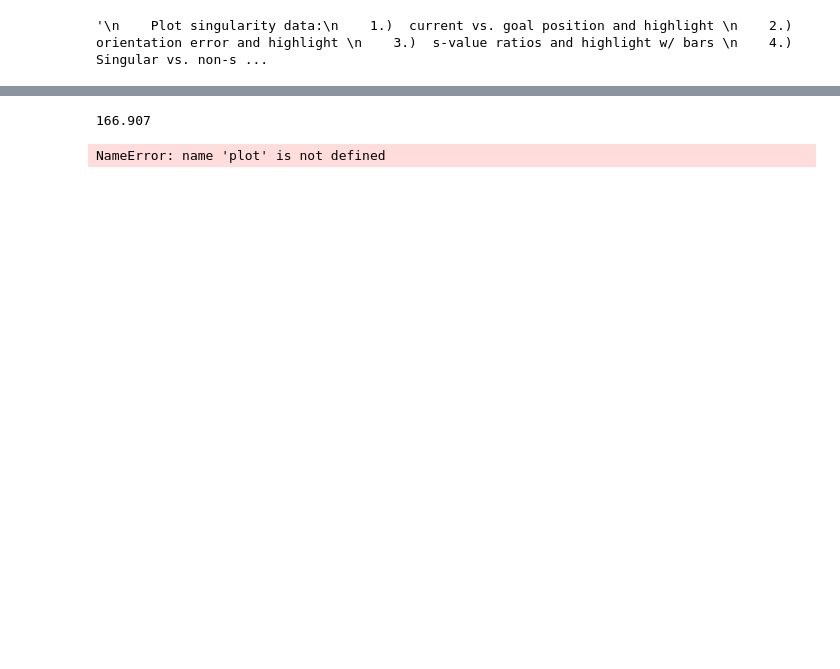
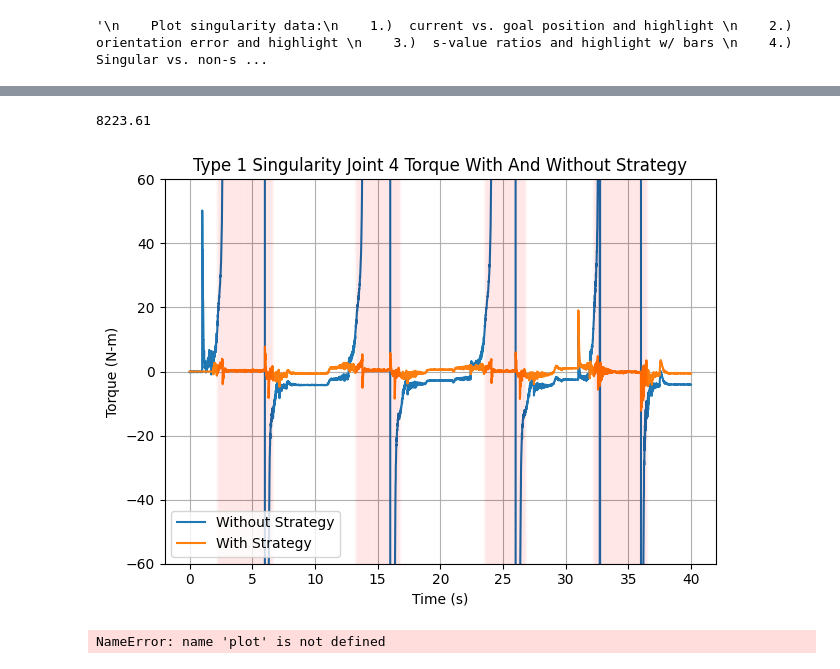
Before and after one commit to manips-sai-org/sai-primitives, a Jupyter notebook: examples/18-panda_singularity/plot_data.ipynb, the cells around one changed output, grey strips where cells are left out. Drawn from its saved outputs; the diff is of its cells as text; code cells hidden in the pictures; blank space fills up the shorter version.

```diff
--- a/examples/18-panda_singularity/plot_data.ipynb
+++ b/examples/18-panda_singularity/plot_data.ipynb
@@ -36,9 +36,9 @@ YLABELS = ["X (m)", "Y (m)", "Z (m)"]
 ORI_YLABELS = ["X (rad)", "Y (rad)", "Z (rad)"]
 LABELS = ["Type 1 Singularity", "Type 2 Singularity", "Type 2 Overhead Singularity"]
 # START_INDICES = [1500 + 169, 3328, 469]
-START_INDICES = [1000, 165, 0]
+START_INDICES = [400, 165, 0]
 # END_INDICES = [-1, 3328 + 3000, -1]
-END_INDICES = [1000 + 3800, 165 + 3200, -1]
+END_INDICES = [400 + 4000, 165 + 3200, -1]
 
 # csv_file = '../../build/examples/18-panda_singularity/type_1.csv'
 # csv_file = './data/03-31/revised-bounds/type_1 copy.csv'
@@ -49,9 +49,10 @@ END_INDICES = [1000 + 3800, 165 + 3200, -1]
 # csv_file = './data/04-08/type_2_wrist_pos.csv'
 # csv_file = './data/04-04/type_2_wrist_with_vel.csv'
 # csv_file = '../../build/examples/18-panda_singularity/type_2_wrist.csv'
-csv_file = '../../build/examples/18-panda_singularity/type_1.csv'
+# csv_file = '../../build/examples/18-panda_singularity/type_1.csv'
+csv_file = './data/12-29/type_1.csv'
 joint_index = 0
-exp_index = 1
+exp_index = 0
 # %%
 # s values
 # combined_s_values = [7e-3, 7e-2]
@@ -77,6 +78,9 @@ svalue_columns = [col for col in df.columns if 'svalues' in col]
 singular_task_torques_columns = [col for col in df.columns if 'singular_task_torques' in col]
 motion_task_torques_columns = [col for col in df.columns if 'motion' in col]
 alpha_columns = [col for col in df.columns if 'alpha' in col]
+non_singular_task_torques_columns = [col for col in df.columns if 'non_singular_task_torques' in col]
+joint_strategy_torques_columns = [col for col in df.columns if 'singular_joint_space_torques' in col]
+nonhandling_torque_columns = [col for col in df.columns if 'nonhandling' in col]
 
 # Indices
 print('Start index: ', START_INDICES[exp_index])
@@ -88,8 +92,11 @@ for i in range(np.shape(alpha_vec)[0]):
     if np.isnan(alpha_vec[i]):
         alpha_vec[i] = 1
 
+#
+s_vec = (df[svalue_columns][START_INDICES[exp_index]:END_INDICES[exp_index]]).to_numpy()
+
 # Get indices for when alpha != 1
-s_indices = np.where(alpha_vec != 1)[0] + START_INDICES[exp_index]
+s_indices = np.where(s_vec < combined_s_values[1])[0] + START_INDICES[exp_index]
 # s_indices = np.where(df[alpha_columns][START_INDICES[exp_index]:END_INDICES[exp_index]] != 1)[0] + START_INDICES[exp_index]
 
 # plt.plot(alpha_vec)
@@ -218,33 +234,38 @@ plt.show()
 # %%
 # Plot singular vs. strategy torques for a joint
-joint_index = 6  # type 2 singularity
-# joint_index = 3
-singular_joint_torque = df[singular_task_torques_columns[joint_index]][START_INDICES[exp_index]:END_INDICES[exp_index]]
+# joint_index = 6  # type 2 singularity
+joint_index = 3
+# singular_joint_torque = df[singular_task_torques_columns[joint_index]][START_INDICES[exp_index]:END_INDICES[exp_index]]
+non_singular_joint_torque = df[non_singular_task_torques_columns[joint_index]][START_INDICES[exp_index]:END_INDICES[exp_index]]
 motion_force_joint_torque = df[motion_task_torques_columns[joint_index]][START_INDICES[exp_index]:END_INDICES[exp_index]]
+joint_strategy_torque = df[joint_strategy_torques_columns[joint_index]][START_INDICES[exp_index]:END_INDICES[exp_index]]
+nonhandling_torque = df[nonhandling_torque_columns[joint_index]][START_INDICES[exp_index]:END_INDICES[exp_index]]
+singular_joint_torque = motion_force_joint_torque - non_singular_joint_torque - joint_strategy_torque
 fig, axes = plt.subplots(1, 1)
-axes.plot(df['time'][START_INDICES[exp_index]:END_INDICES[exp_index]] - df['time'][START_INDICES[exp_index]], singular_joint_torque, label='Without Strategy')
+axes.plot(df['time'][START_INDICES[exp_index]:END_INDICES[exp_index]] - df['time'][START_INDICES[exp_index]], non_singular_joint_torque + singular_joint_torque, label='Without Strategy')
 axes.plot(df['time'][START_INDICES[exp_index]:END_INDICES[exp_index]] - df['time'][START_INDICES[exp_index]], motion_force_joint_torque, label='With Strategy')
 
 # Plot vertical yellow bars
 # for j in range(len(s_indices)):
     # if s_indices[j] != 0:
     # axes.axvline(x=df['time'][s_indices[j]], color='red', linestyle='-', linewidth=5, alpha=0.01)
 for j in s_indices:
     axes.axvline(x=df['time'][j] - df['time'][START_INDICES[exp_index]], color='red', linestyle='-', linewidth=2, alpha=0.005)
 
 axes.set_xlabel('Time (s)')
 axes.set_ylabel('Torque (N-m)')
-axes.set_ylim([-30, 30])
+axes.set_ylim([-60, 60])
 axes.set_title(LABELS[exp_index] + ' Joint ' + str(joint_index + 1) + ' Torque With And Without Strategy')
 axes.legend(loc='lower left')
 axes.grid()
 
 print(np.max(singular_joint_torque))
 
 plt.tight_layout()  # Adjust spacing to prevent overlap
 plt.show()
 # %% [output]
-166.907
+8223.61
+[figure, added]
 # %%
 # Example usage
 # plot("./data/type_2_wrist.csv", 0, 0)
```
Also changed, not shown: parts of 5 cells of this notebook, 7 other files.
